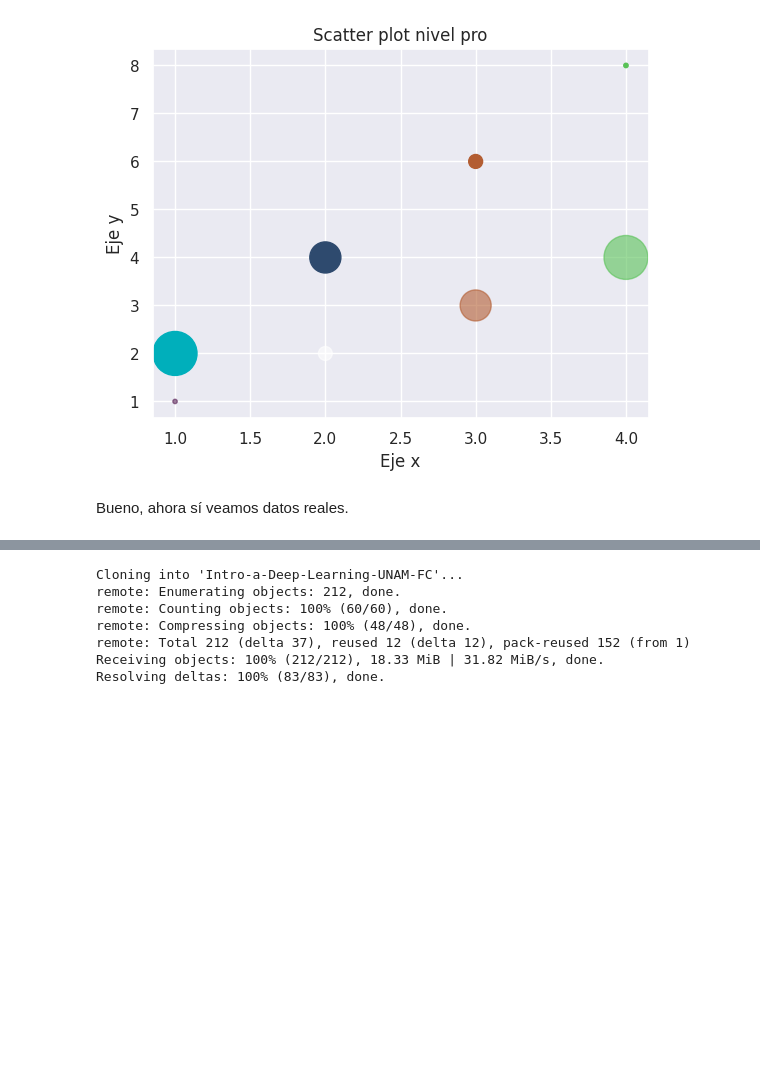
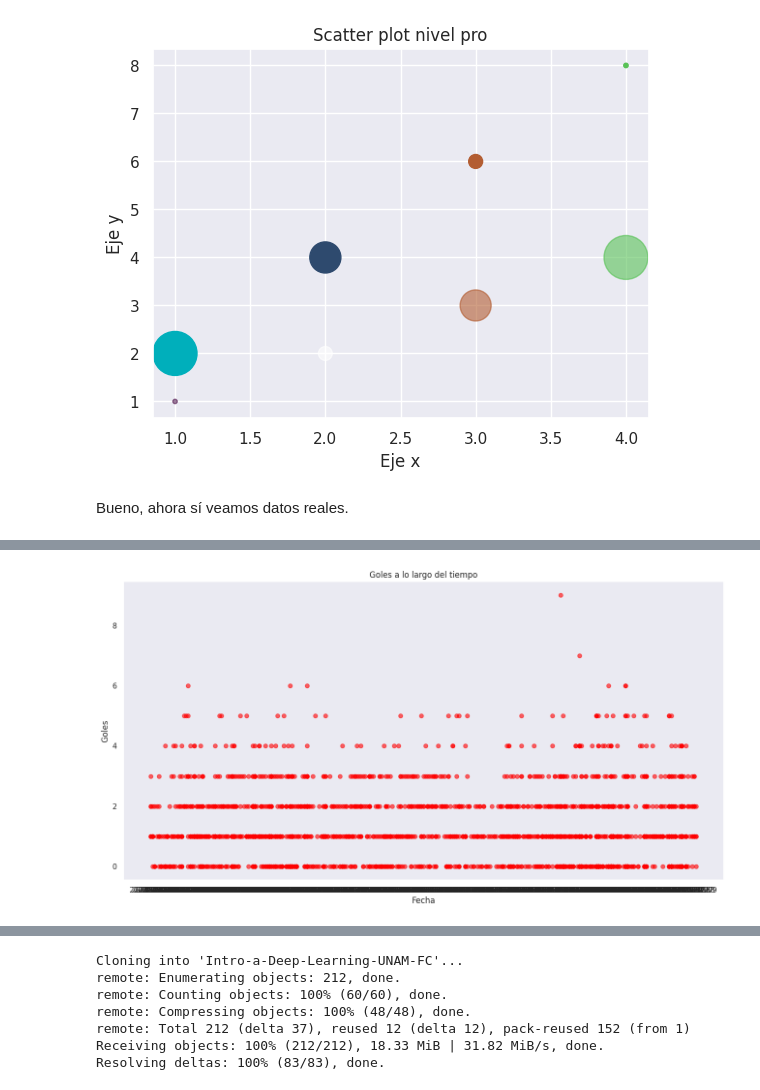
Before and after one commit to Fermu25/Cursos, a Jupyter notebook: Tutorial_Matplotlib.ipynb, the cells around one changed output, grey strips where cells are left out. Cells and saved outputs as stored; diff of their text form; code cells hidden in the pictures; blank space fills up the shorter version.

```diff
--- a/Tutorial_Matplotlib.ipynb
+++ b/Tutorial_Matplotlib.ipynb
@@ -68,0 +121,11 @@ Bueno, ahora sí veamos datos reales.
+# %%
+#ctrl+shift+7 comentar todo
+plt.figure(figsize=(16,8))
+plt.scatter(df["fecha convertida"],df["G"],alpha=0.6,color='red')
+plt.title("Goles a lo largo del tiempo")
+plt.xlabel("Fecha")
+plt.ylabel("Goles")
+plt.grid(False)
+plt.show()
+# %% [output]
+[figure, added]
```
Also changed, not shown: parts of 6 cells of this notebook.
